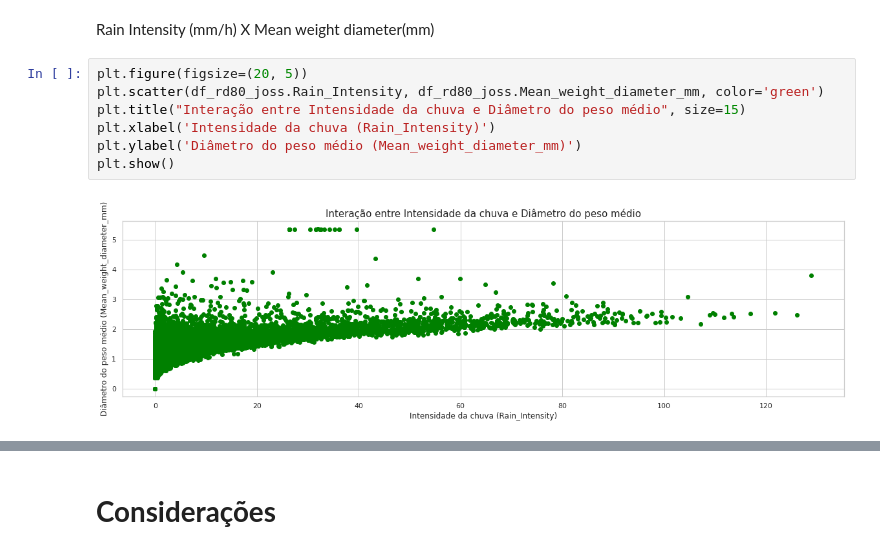
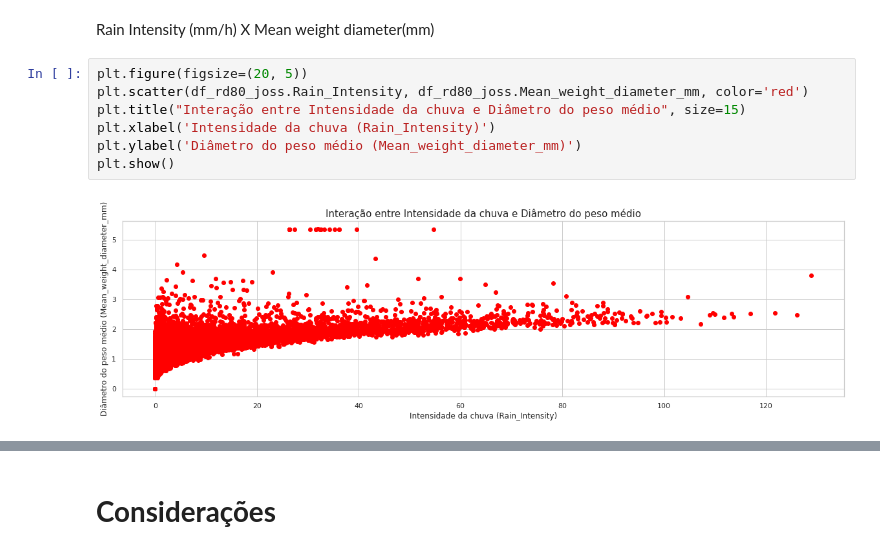
Before and after one commit to lourencocavalcante/Introduction-to-Data-Science, a Jupyter notebook: INPE_CAP394_2022_Atv01_Lourenco.ipynb, the cells around one changed output, grey strips where cells are left out. Drawn from its saved outputs; the diff is of its cells as text.

```diff
--- a/INPE_CAP394_2022_Atv01_Lourenco.ipynb
+++ b/INPE_CAP394_2022_Atv01_Lourenco.ipynb
@@ -355,10 +355,10 @@ df_rd80_joss.loc[df_rd80_joss.session == 'Afternoon']['Rain_Intensity'].plot(leg
 Rain Intensity (mm/h) X Mean weight diameter(mm)
 # %%
 plt.figure(figsize=(20, 5))
-plt.scatter(df_rd80_joss.Rain_Intensity, df_rd80_joss.Mean_weight_diameter_mm, color='green')
+plt.scatter(df_rd80_joss.Rain_Intensity, df_rd80_joss.Mean_weight_diameter_mm, color='red')
 plt.title("Interação entre Intensidade da chuva e Diâmetro do peso médio", size=15)
 plt.xlabel('Intensidade da chuva (Rain_Intensity)')
 plt.ylabel('Diâmetro do peso médio (Mean_weight_diameter_mm)')
 plt.show()
 # %% [output]
-[figure, old version]
+[figure, new version]
```
Also changed, not shown: parts of 3 cells of this notebook.
